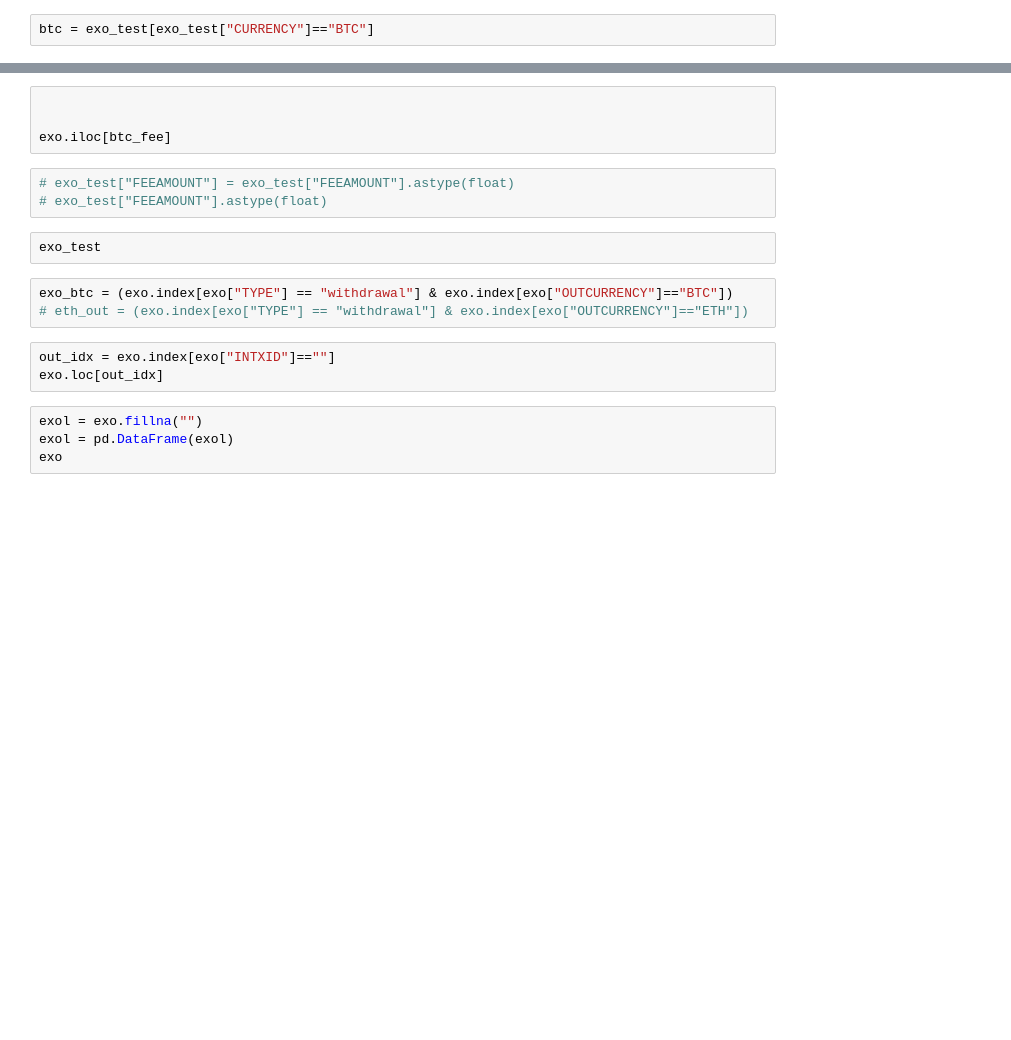
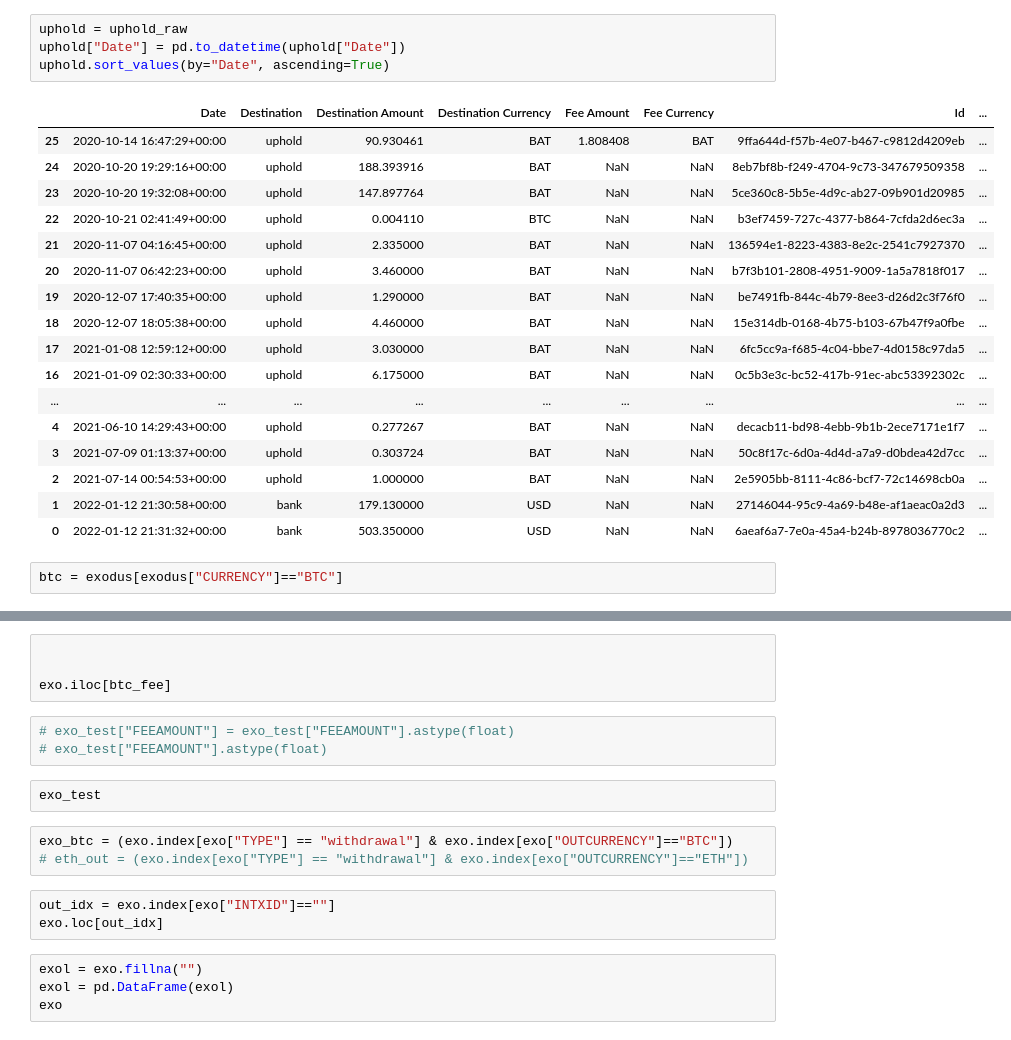
Before and after one commit to simonhansedasi/crypto_dash, a Jupyter notebook: Untitled.ipynb, the cells around one changed output, grey strips where cells are left out. Cells and saved outputs as stored; diff of their text form; blank space fills up the shorter version.

```diff
--- a/Untitled.ipynb
+++ b/Untitled.ipynb
@@ -98,5 +212,27 @@ KNC
+# %%
+uphold = uphold_raw
+uphold["Date"] = pd.to_datetime(uphold["Date"])
+uphold.sort_values(by="Date", ascending=True)
+# %% [output]
+|  | Date | Destination | Destination Amount | Destination Currency | Fee Amount | Fee Currency | Id | ... |
+| 25 | 2020-10-14 16:47:29+00:00 | uphold | 90.930461 | BAT | 1.808408 | BAT | 9ffa644d-f57b-4e07-b467-c9812d4209eb | ... |
+| 24 | 2020-10-20 19:29:16+00:00 | uphold | 188.393916 | BAT | NaN | NaN | 8eb7bf8b-f249-4704-9c73-347679509358 | ... |
+| 23 | 2020-10-20 19:32:08+00:00 | uphold | 147.897764 | BAT | NaN | NaN | 5ce360c8-5b5e-4d9c-ab27-09b901d20985 | ... |
+| 22 | 2020-10-21 02:41:49+00:00 | uphold | 0.004110 | BTC | NaN | NaN | b3ef7459-727c-4377-b864-7cfda2d6ec3a | ... |
+| 21 | 2020-11-07 04:16:45+00:00 | uphold | 2.335000 | BAT | NaN | NaN | 136594e1-8223-4383-8e2c-2541c7927370 | ... |
+| 20 | 2020-11-07 06:42:23+00:00 | uphold | 3.460000 | BAT | NaN | NaN | b7f3b101-2808-4951-9009-1a5a7818f017 | ... |
+| 19 | 2020-12-07 17:40:35+00:00 | uphold | 1.290000 | BAT | NaN | NaN | be7491fb-844c-4b79-8ee3-d26d2c3f76f0 | ... |
+| 18 | 2020-12-07 18:05:38+00:00 | uphold | 4.460000 | BAT | NaN | NaN | 15e314db-0168-4b75-b103-67b47f9a0fbe | ... |
+| 17 | 2021-01-08 12:59:12+00:00 | uphold | 3.030000 | BAT | NaN | NaN | 6fc5cc9a-f685-4c04-bbe7-4d0158c97da5 | ... |
+| 16 | 2021-01-09 02:30:33+00:00 | uphold | 6.175000 | BAT | NaN | NaN | 0c5b3e3c-bc52-417b-91ec-abc53392302c | ... |
+| ... | ... | ... | ... | ... | ... | ... | ... | ... |
+| 4 | 2021-06-10 14:29:43+00:00 | uphold | 0.277267 | BAT | NaN | NaN | decacb11-bd98-4ebb-9b1b-2ece7171e1f7 | ... |
+| 3 | 2021-07-09 01:13:37+00:00 | uphold | 0.303724 | BAT | NaN | NaN | 50c8f17c-6d0a-4d4d-a7a9-d0bdea42d7cc | ... |
+| 2 | 2021-07-14 00:54:53+00:00 | uphold | 1.000000 | BAT | NaN | NaN | 2e5905bb-8111-4c86-bcf7-72c14698cb0a | ... |
+| 1 | 2022-01-12 21:30:58+00:00 | bank | 179.130000 | USD | NaN | NaN | 27146044-95c9-4a69-b48e-af1aeac0a2d3 | ... |
+| 0 | 2022-01-12 21:31:32+00:00 | bank | 503.350000 | USD | NaN | NaN | 6aeaf6a7-7e0a-45a4-b24b-8978036770c2 | ... |
 # %%
-btc = exo_test[exo_test["CURRENCY"]=="BTC"]
+btc = exodus[exodus["CURRENCY"]=="BTC"]
 # %%
 xpoints = np.array(btc["DATE"])
 ypoints = np.array(btc["AMOUNT"])
```
Also changed, not shown: parts of 14 cells of this notebook.
